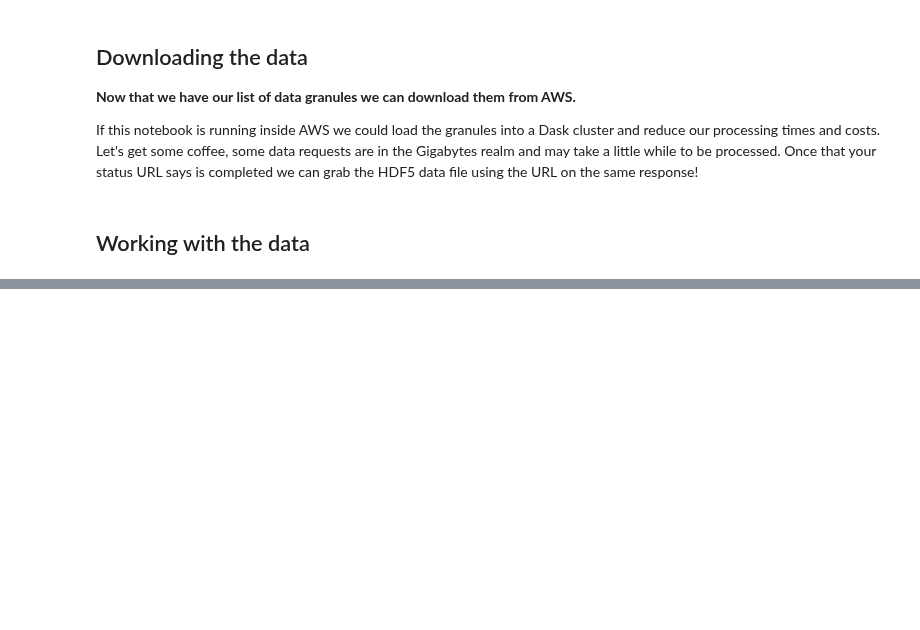
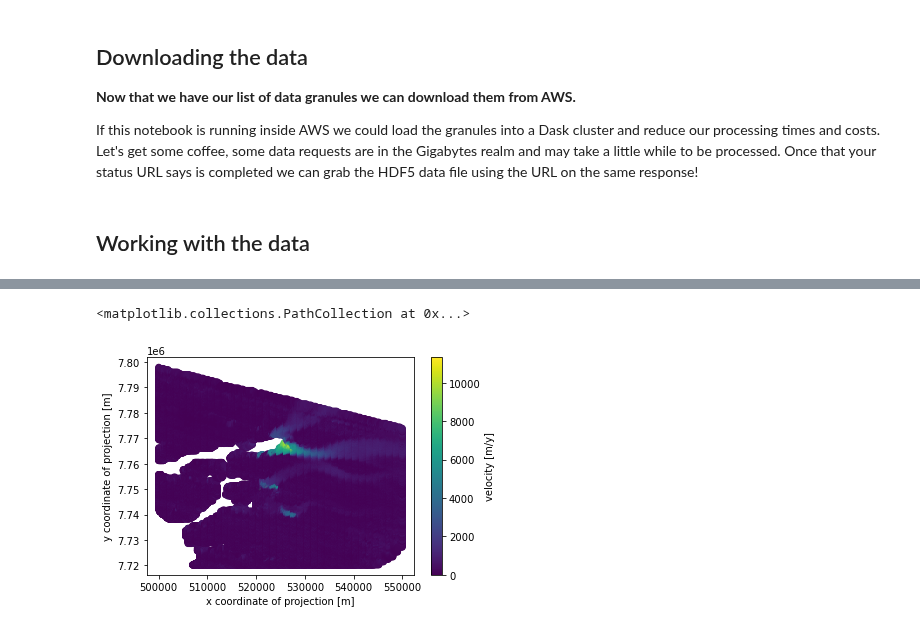
Before and after one commit to nsidc/NSIDC-Data-Tutorials, a Jupyter notebook: notebooks/itslive/itslive.ipynb, the cells around one changed output, grey strips where cells are left out. Saved outputs shown, nothing was run; the diff lists cells and outputs as text; code cells hidden in the pictures; blank space fills up the shorter version.

```diff
--- a/notebooks/itslive/itslive.ipynb
+++ b/notebooks/itslive/itslive.ipynb
@@ -65,11 +67,35 @@ files = ui.download_velocity_pairs(0,100)
 files
 # %% [markdown]
 ## Working with the data
-# %%
-import os
-import xarray as xr
-
-# ds = xr.open_mfdataset('data*/*.nc', combine='by_coords')
-ds = xr.open_dataset('data/' + files[0])
-
-ds.plot.scatter(x='vx',y='vy')
+# %%
+import os
+import glob
+import xarray as xr
+
+# ds = xr.open_mfdataset('data*/*.nc', combine='by_coords')
+# ds_0 = xr.open_dataset('data/' + files[0])
+
+# mask_lon = (ds_0.x >= 500000) & (ds_0.x <= 550000)
+# mask_lat = (ds_0.y >= 7720000) & (ds_0.y <= 7800000)
+ds_stack = []
+for file in glob.glob('./data/*'):
+    ds =  xr.open_dataset(file)
+    mask_lon = (ds.x >= 500000) & (ds.x <= 550000)
+    mask_lat = (ds.y >= 7720000) & (ds.y <= 7800000)
+    ds_stack.append(ds.where(mask_lon & mask_lat , drop=True))
+
+ds_cube = xr.concat(ds_stack, 'time')
+
+
+
+
+
+# ds_0.plot.scatter(x='x',y='y', hue='v', size=8)
+# ds_1.plot.scatter(x='x',y='y', hue='v', size=8)
+
+
+# ds = xr.concat([ds_0, ds_1], 'time')
+# ds
+
+# ds_0.where(mask_lon & mask_lat , drop=True).plot.scatter(x='x',y='y', hue='v', size=8)
+# ds_1.plot.scatter(x='x',y='y', hue='v', size=8)
@@ -75,0 +104,5 @@ ds.plot.scatter(x='vx',y='vy')
+# %%
+ds_cube.where(ds_cube.x == 1).plot.scatter(x='x', y='y', hue='v')
+# %% [output]
+<matplotlib.collections.PathCollection at 0x...>
+[figure, added]
```
Also changed, not shown: parts of 3 cells of this notebook, 4 other files.
